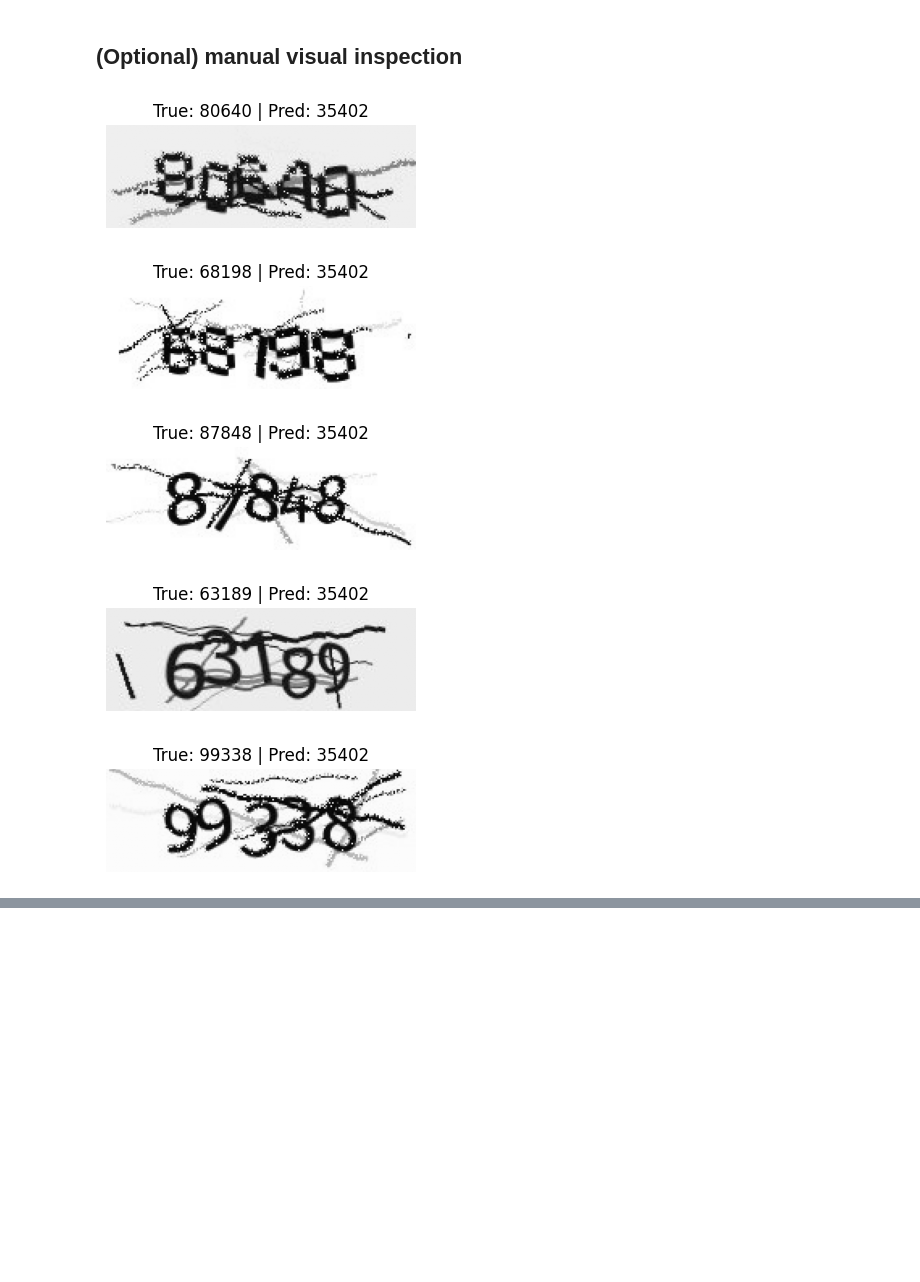
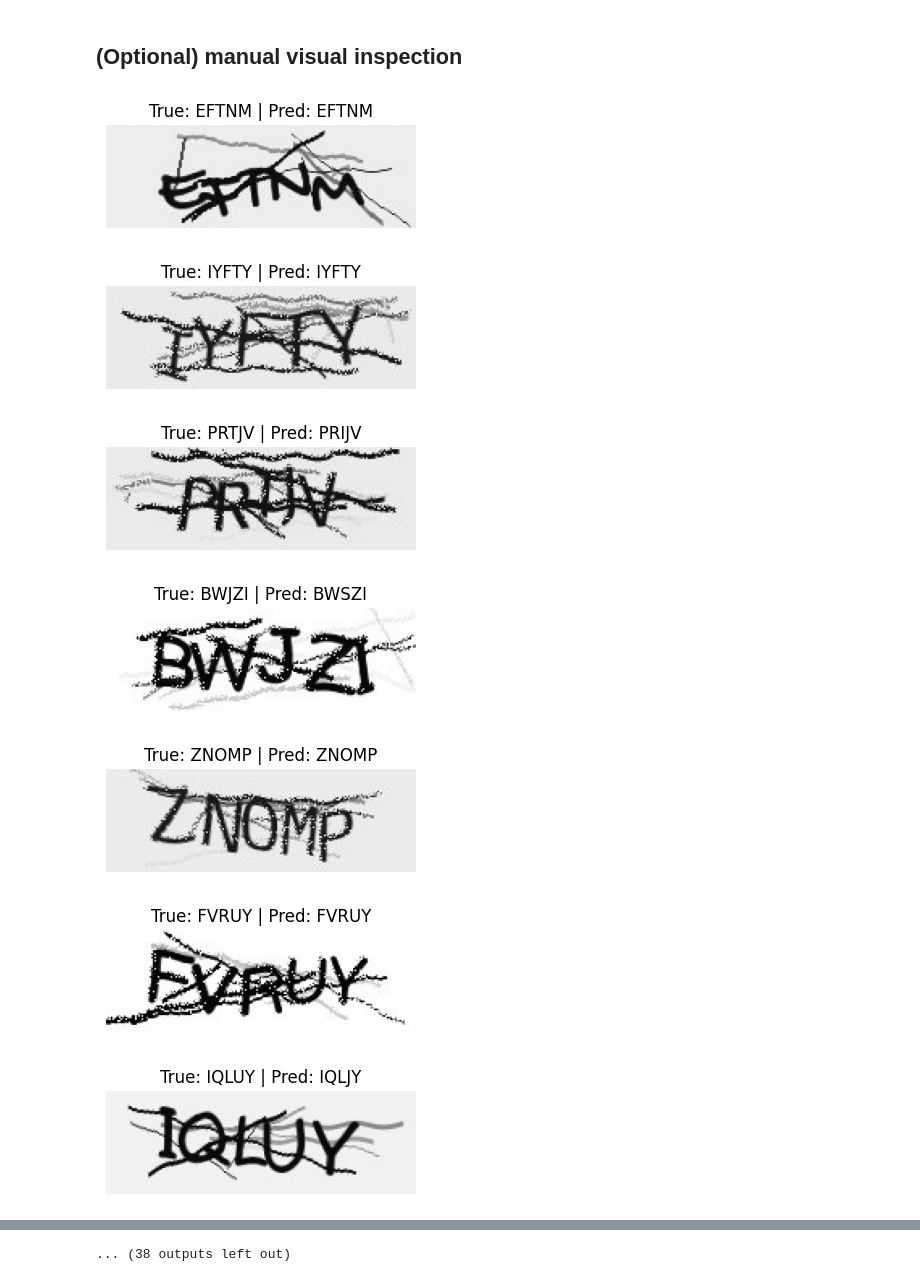
Before and after one commit to DerChinese69/captcha-ai, a Jupyter notebook: notebooks/Core Code/Training_Notebook.ipynb, the cells around one changed output, grey strips where cells are left out. Cells and saved outputs as stored; diff of their text form; code cells hidden in the pictures; blank space fills up the shorter version.

```diff
--- a/notebooks/Core Code/Training_Notebook.ipynb
+++ b/notebooks/Core Code/Training_Notebook.ipynb
@@ -62,10 +62,10 @@ CURVES_PATH = RUN_DIR / "training_curves.png"
 #   5Char_10000_Test_grayscale       (digits 0-9,  charset="0123456789")
 #   5Char_100000_CapGen_grayscale     (mixed case,  charset="ABCDEFGHIJKLMNOPQRSTUVWXYZ...")
 #   5Char_Alphabet_CapGen_grayscale   (uppercase,   charset="ABCDEFGHIJKLMNOPQRSTUVWXYZ")
-DATA_DIR = "data/processed/5Char_Alphabet_CapGen_grayscale"
+DATA_DIR = "data/processed/5Char_260k_Alphabet_grayscale"
 CHARSET  = "ABCDEFGHIJKLMNOPQRSTUVWXYZ"
 
-MODEL_NAME = "CNN"   # "CNN" or "ViT"
+MODEL_NAME = "ViT"   # "CNN" or "ViT"
 
 NUM_CHAR_CLASSES = 26
 LABEL_LENGTH = 5
@@ -100,7 +100,7 @@ NUM_WORKERS = 0
 PIN_MEMORY = False
 DROP_LAST = False
 
-SUBSET_FRACTION = 0.1
+SUBSET_FRACTION = 1
 RETURN_FILENAMES = False
 
 
@@ -130,7 +130,7 @@ print(f"Run directory: {RUN_DIR}")
 # Model-specific config
 # =========================
 
-if MODEL_NAME == "CNN":
+if MODEL_NAME == "ViT":
     MODEL_CLASS = CaptchaCNN
     MODEL_KWARGS = {
         "num_char_classes": NUM_CHAR_CLASSES,
@@ -385,23 +385,25 @@ Pred: 35402
 # %%
 # =========================
 # Show validation images with true/pred labels
 # =========================
 
-num_images_to_show = 5
+num_images_to_show = 100
 
 for i in range(min(num_images_to_show, images.size(0))):
     img_np = images[i].detach().cpu().squeeze().numpy()
     true_string = "".join(idx_to_char[int(x)] for x in labels[i])
     pred_string = "".join(idx_to_char[int(x)] for x in preds[i])
 
     plt.figure(figsize=(4, 2))
     plt.imshow(img_np, cmap="gray")
     plt.title(f"True: {true_string} | Pred: {pred_string}")
     plt.axis("off")
     plt.show()
 # %% [output]
-[figure, old version]
+[figure, new version]
-[figure, old version]
+[figure, new version]
-[figure, old version]
+[figure, new version]
-[figure, old version]
+[figure, new version]
-[figure, old version]
+[figure, new version]
+[figure, added]
+[figure, added]
@@ -407,0 +415 @@ for i in range(min(num_images_to_show, images.size(0))):
+... (38 outputs left out)
```
Also changed, not shown: parts of 5 cells of this notebook, 6 other files.
